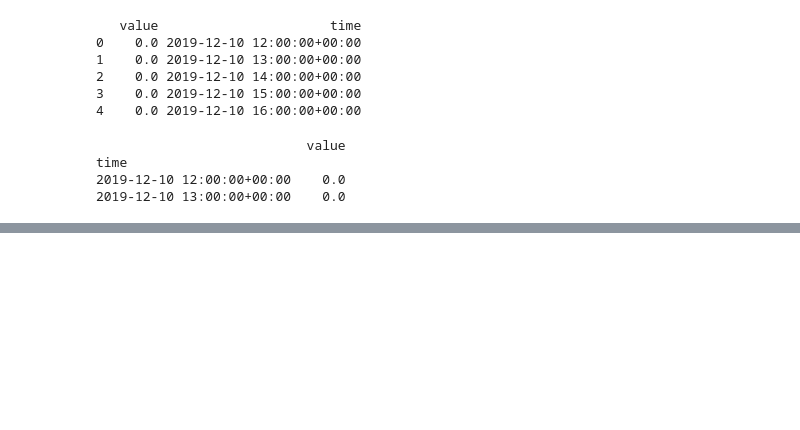
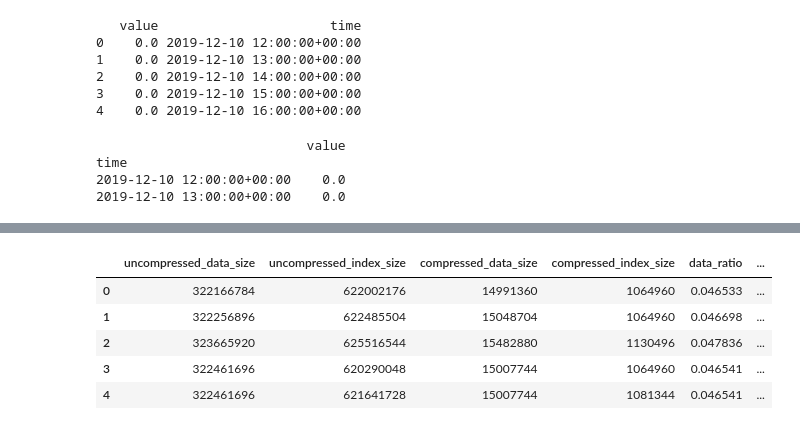
Before and after one commit to ssube/prometheus-sql-adapter, a Jupyter notebook: jupyter/schema_stats.ipynb, the cells around one changed output, grey strips where cells are left out. Cells and saved outputs as stored; diff of their text form; code cells hidden in the pictures; blank space fills up the shorter version.

```diff
--- a/jupyter/schema_stats.ipynb
+++ b/jupyter/schema_stats.ipynb
@@ -126,0 +130,21 @@ fig.show()
+# %%
+chunk_compressed_raw = load_query("""
+SELECT
+  cc.hypertable_name,
+  cc.chunk_name,
+  h.compressed_hypertable_id,
+  c.compressed_chunk_id,
+  cs.uncompressed_heap_size + cs.uncompressed_toast_size AS uncompressed_data_size,
+  cs.uncompressed_index_size,
+  cs.compressed_heap_size + cs.compressed_toast_size AS compressed_data_size,
+  cs.compressed_index_size
+FROM timescaledb_information.compressed_chunk_stats AS cc
+JOIN _timescaledb_catalog.hypertable AS h
+ON cc.hypertable_name::text = h.table_name::text
+JOIN _timescaledb_catalog.chunk AS c
+ON cc.chunk_name::text = CONCAT(c.schema_name, '.', c.table_name)
+JOIN _timescaledb_catalog.compression_chunk_size AS cs
+ON cs.compressed_chunk_id = c.compressed_chunk_id
+WHERE cc.compression_status = 'Compressed';
+""")
+print(chunk_compressed_raw.head(5))
@@ -126,0 +172,24 @@ fig.show()
+# %%
+def data_ratio(row):
+    return row['compressed_data_size'] / float(row['uncompressed_data_size'])
+
+def index_ratio(row):
+    return row['compressed_index_size'] / float(row['uncompressed_index_size'])
+
+def total_ratio(row):
+    return (row['compressed_data_size'] + row['compressed_index_size']) / float(row['uncompressed_data_size'] + row['uncompressed_index_size'])
+
+chunk_compressed_table = chunk_compressed_raw.drop(columns=[
+    'hypertable_name', 'chunk_name', 'compressed_hypertable_id', 'compressed_chunk_id'
+])
+chunk_compressed_table['data_ratio'] = chunk_compressed_table.apply(lambda row: data_ratio(row), axis=1)
+chunk_compressed_table['index_ratio'] = chunk_compressed_table.apply(lambda row: index_ratio(row), axis=1)
+chunk_compressed_table['total_ratio'] = chunk_compressed_table.apply(lambda row: total_ratio(row), axis=1)
+chunk_compressed_table.head(5)
+# %% [output]
+|  | uncompressed_data_size | uncompressed_index_size | compressed_data_size | compressed_index_size | data_ratio | ... |
+| 0 | 322166784 | 622002176 | 14991360 | 1064960 | 0.046533 | ... |
+| 1 | 322256896 | 622485504 | 15048704 | 1064960 | 0.046698 | ... |
+| 2 | 323665920 | 625516544 | 15482880 | 1130496 | 0.047836 | ... |
+| 3 | 322461696 | 620290048 | 15007744 | 1064960 | 0.046541 | ... |
+| 4 | 322461696 | 621641728 | 15007744 | 1081344 | 0.046541 | ... |
```
Also changed, not shown: parts of 7 cells of this notebook.
